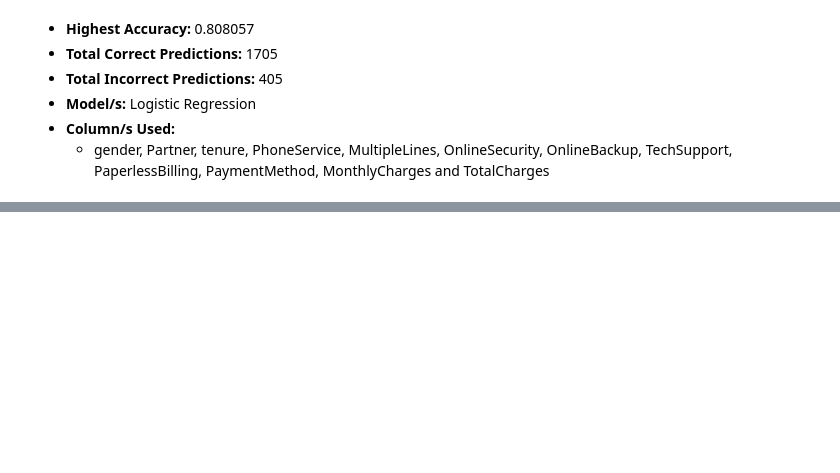
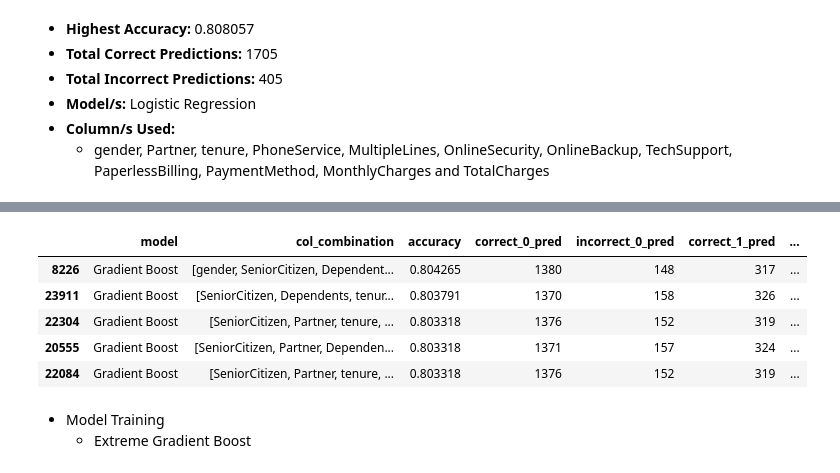
Before and after one commit to HarshTanwar001/Churn-Analysis, a Jupyter notebook: Churn_Analysis.ipynb, the cells around one changed output, grey strips where cells are left out. Saved outputs shown, nothing was run; the diff lists cells and outputs as text; code cells hidden in the pictures; blank space fills up the shorter version.

```diff
--- a/Churn_Analysis.ipynb
+++ b/Churn_Analysis.ipynb
@@ -2169,0 +2230,12 @@ data_12_comb.sort_values(by='accuracy', ascending=False).head()
+# %%
+data_13_comb.sort_values(by='accuracy', ascending=False).head()
+# %% [output]
+|  | model | col_combination | accuracy | correct_0_pred | incorrect_0_pred | correct_1_pred | ... |
+| 8226 | Gradient Boost | [gender, SeniorCitizen, Dependent... | 0.804265 | 1380 | 148 | 317 | ... |
+| 23911 | Gradient Boost | [SeniorCitizen, Dependents, tenur... | 0.803791 | 1370 | 158 | 326 | ... |
+| 22304 | Gradient Boost | [SeniorCitizen, Partner, tenure, ... | 0.803318 | 1376 | 152 | 319 | ... |
+| 20555 | Gradient Boost | [SeniorCitizen, Partner, Dependen... | 0.803318 | 1371 | 157 | 324 | ... |
+| 22084 | Gradient Boost | [SeniorCitizen, Partner, tenure, ... | 0.803318 | 1376 | 152 | 319 | ... |
+# %% [markdown]
+- Model Training
+    - Extreme Gradient Boost
```
Also changed, not shown: parts of 14 cells of this notebook.
